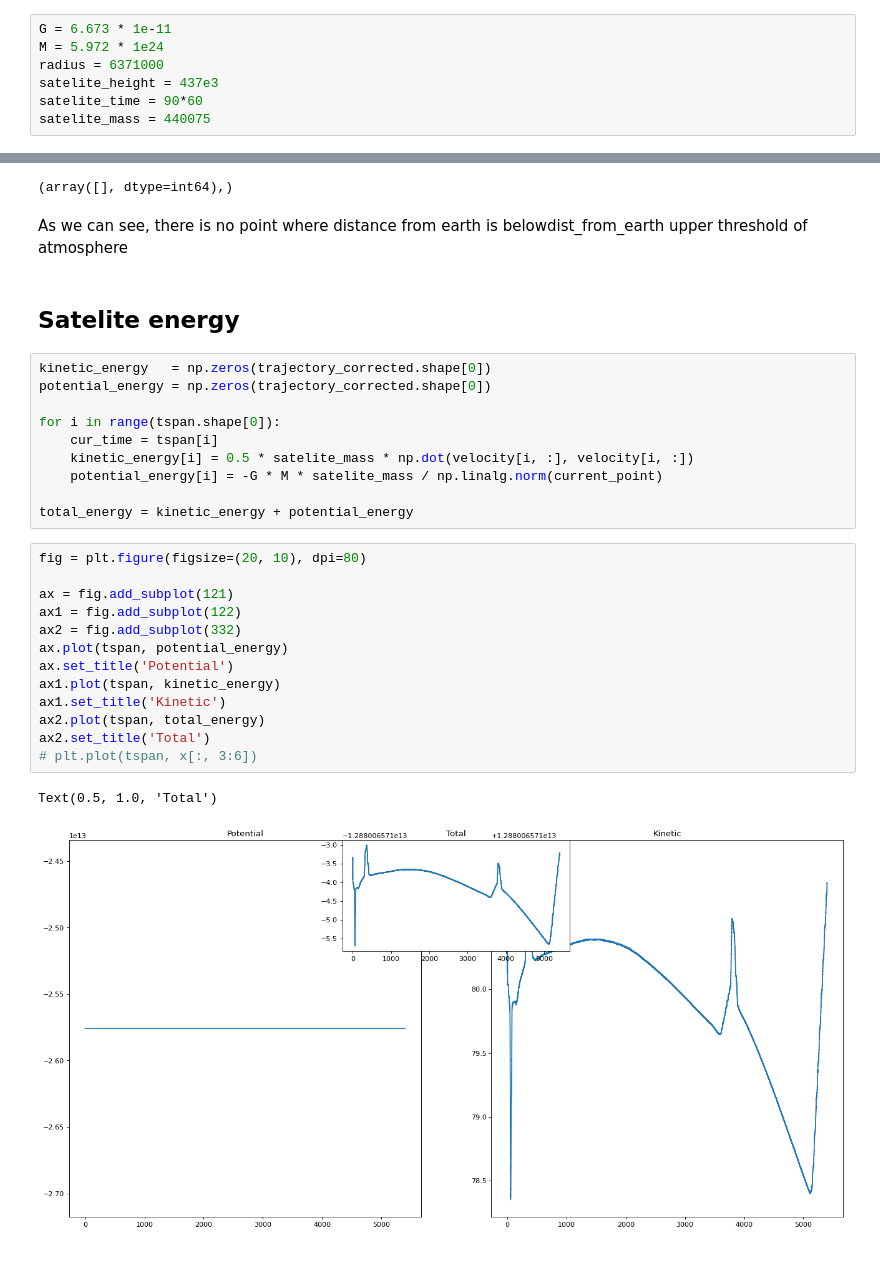
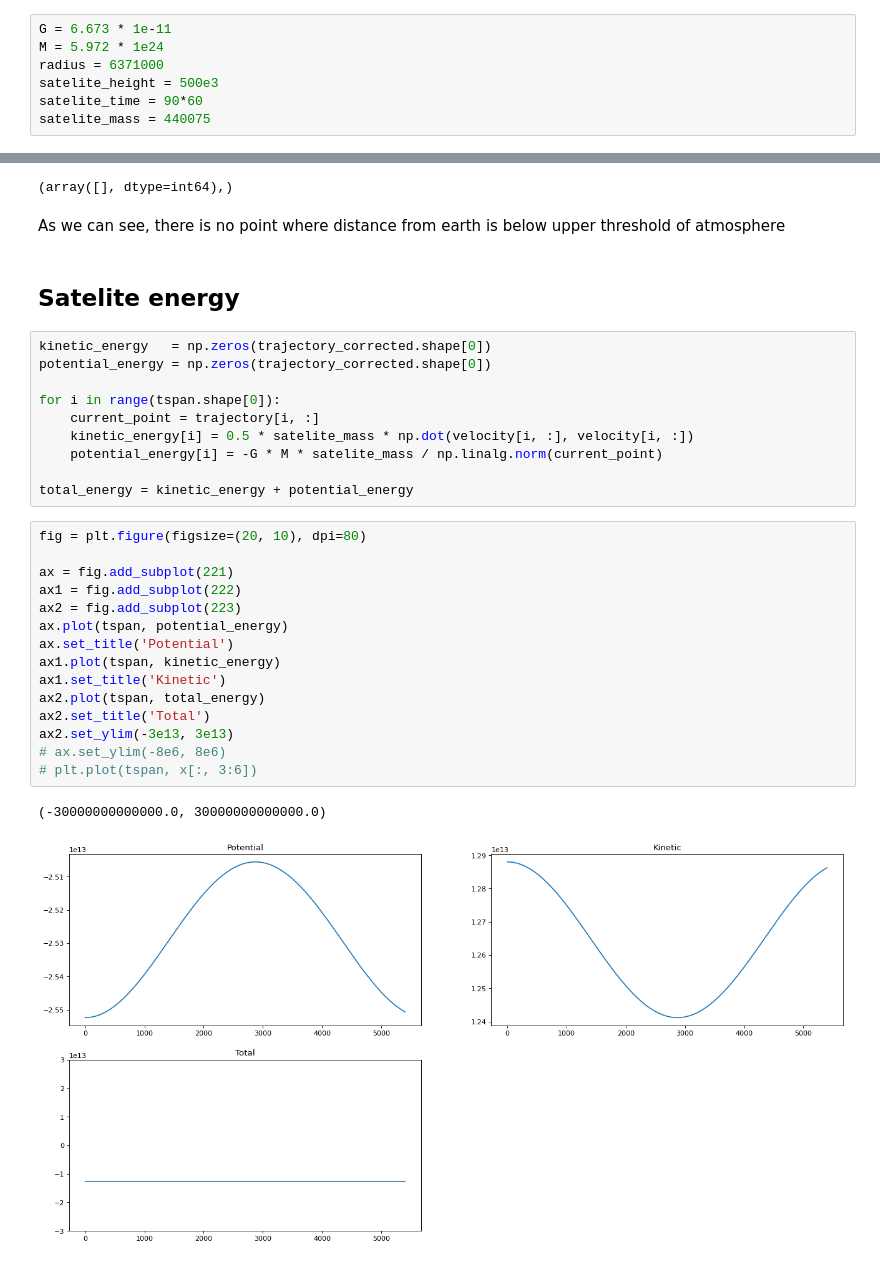
Before and after one commit to Migelit0/inno-project, a Jupyter notebook: notebook.ipynb, the cells around one changed output, grey strips where cells are left out. Cells and saved outputs as stored; diff of their text form.

```diff
--- a/notebook.ipynb
+++ b/notebook.ipynb
@@ -18,7 +18,7 @@ from scipy.spatial.transform import Rotation as R
 G = 6.673 * 1e-11
 M = 5.972 * 1e24
 radius = 6371000
-satelite_height = 437e3
+satelite_height = 500e3
 satelite_time = 90*60
 satelite_mass = 440075
 # %%
@@ -157,7 +157,7 @@ np.where(dist_from_earth < 270e3, dist_from_earth, 0).nonzero()
 # %% [output]
 (array([], dtype=int64),)
 # %% [markdown]
-As we can see, there is no point where distance from earth is belowdist_from_earth upper threshold of atmosphere
+As we can see, there is no point where distance from earth is below upper threshold of atmosphere
 # %% [markdown]
 ## Satelite energy
 # %%
@@ -165,7 +165,7 @@ kinetic_energy   = np.zeros(trajectory_corrected.shape[0])
 potential_energy = np.zeros(trajectory_corrected.shape[0])
 
 for i in range(tspan.shape[0]):
-    cur_time = tspan[i]
+    current_point = trajectory[i, :]
     kinetic_energy[i] = 0.5 * satelite_mass * np.dot(velocity[i, :], velocity[i, :])
     potential_energy[i] = -G * M * satelite_mass / np.linalg.norm(current_point)
 
@@ -173,16 +173,18 @@ total_energy = kinetic_energy + potential_energy
 # %%
 fig = plt.figure(figsize=(20, 10), dpi=80)
 
-ax = fig.add_subplot(121)
-ax1 = fig.add_subplot(122)
-ax2 = fig.add_subplot(332)
+ax = fig.add_subplot(221)
+ax1 = fig.add_subplot(222)
+ax2 = fig.add_subplot(223)
 ax.plot(tspan, potential_energy)
 ax.set_title('Potential')
 ax1.plot(tspan, kinetic_energy)
 ax1.set_title('Kinetic')
 ax2.plot(tspan, total_energy)
 ax2.set_title('Total')
+ax2.set_ylim(-3e13, 3e13)
+# ax.set_ylim(-8e6, 8e6)
 # plt.plot(tspan, x[:, 3:6])
 # %% [output]
-Text(0.5, 1.0, 'Total')
+(-30000000000000.0, 30000000000000.0)
-[figure, old version]
+[figure, new version]
```
Also changed, not shown: parts of 4 cells of this notebook.
